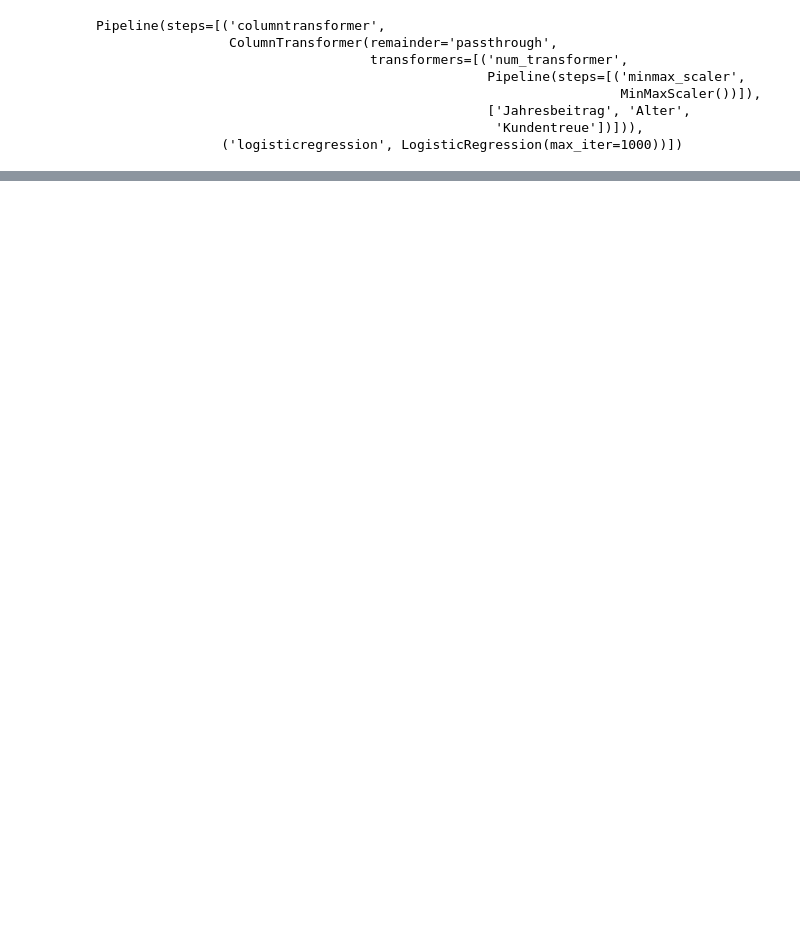
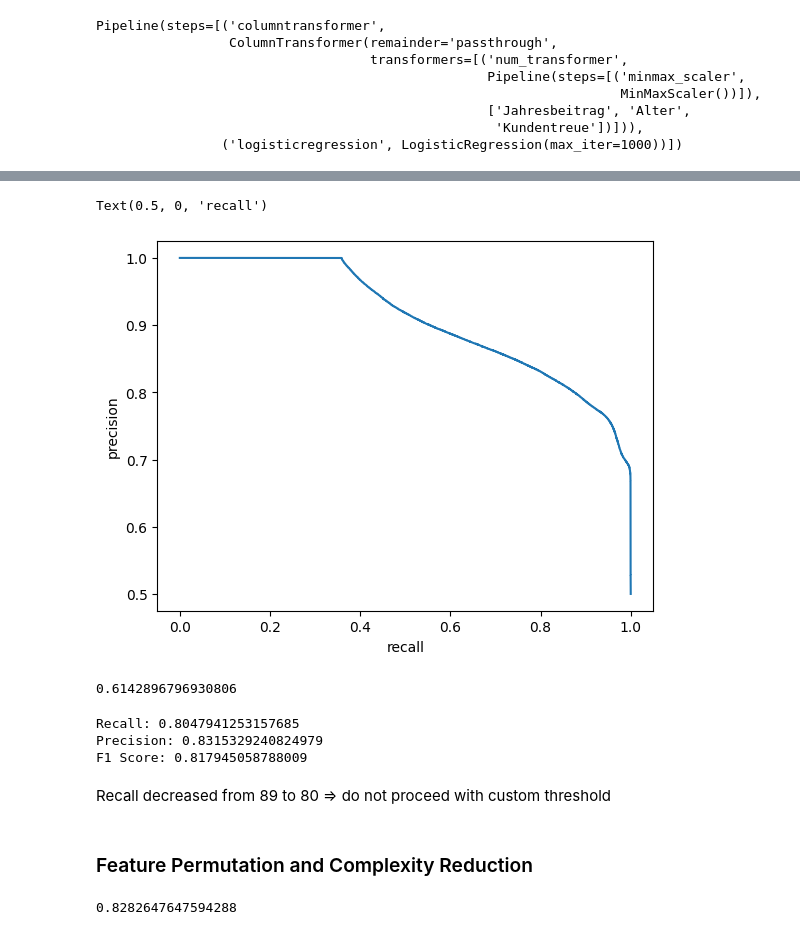
Before and after one commit to mariamorskovatykh/coding_challenge, a Jupyter notebook: affinity_modelling.ipynb, the cells around one changed output, grey strips where cells are left out. Drawn from its saved outputs; the diff is of its cells as text; code cells hidden in the pictures; blank space fills up the shorter version.

```diff
--- a/affinity_modelling.ipynb
+++ b/affinity_modelling.ipynb
@@ -479,0 +521,18 @@ It is now far better. We can also try to find good precision-recall tradeoff and
+# %%
+df = pd.DataFrame()
+df['interest'] = y_train_resampled
+# %%
+# Predict class probabilties
+df['proba_no_interest'], df['proba_interest'] =cross_val_predict(pipeline,
+                                                                X_train_resampled,
+                                                                df['interest'],
+                                                                cv=5,
+                                                                method='predict_proba').T
+
+# precision recall data
+precision, recall, threshold = precision_recall_curve(df['interest'],
+                                                      df['proba_interest'])
+
+print(f'precision- {precision[:5]}')
+print(f'recall- {recall[:5]}')
+print(f'threshold- {threshold[:5]}')
@@ -479,0 +544,5 @@ It is now far better. We can also try to find good precision-recall tradeoff and
+# %%
+scores = pd.DataFrame({'threshold':threshold,
+                       'precision': precision[:-1],
+                       'recall':recall[:-1]}) # Store in a dataframe
+scores
@@ -479,0 +563,39 @@ It is now far better. We can also try to find good precision-recall tradeoff and
+# %%
+plt.plot(scores['recall'],scores['precision'])
+plt.ylabel('precision')
+plt.xlabel('recall')
+# %% [output]
+Text(0.5, 0, 'recall')
+[figure, added]
+# %%
+custom_threshold = scores[scores['recall'] >= 0.8].threshold.max()
+custom_threshold
+# %% [output]
+0.6142896796930806
+# %%
+pipeline.fit(X_train_resampled, y_train_resampled)
+
+def custom_predict(X, custom_threshold):
+    probs = pipeline.predict_proba(X) # Get likelihood of each sample being classified as 0 or 1
+    expensive_probs = probs[:, 1] # Only keep expensive likelihoods (1)
+    return (expensive_probs > custom_threshold).astype(int) # Boolean outcome converted to 0 or 1
+
+
+updated_preds = custom_predict(X=X_train_resampled, custom_threshold=custom_threshold) # Update predictions
+
+print("Recall:", recall_score(df['interest'], updated_preds)) # Rerun recall
+print("Precision:", precision_score(df['interest'], updated_preds)) # Rerun precision
+print("F1 Score:", f1_score(df['interest'], updated_preds)) # Rerun f1
+# %% [output]
+Recall: 0.8047941253157685
+Precision: 0.8315329240824979
+F1 Score: 0.817945058788009
+# %% [markdown]
+Recall decreased from 89 to 80 => do not proceed with custom threshold
+# %% [markdown]
+### Feature Permutation and Complexity Reduction
+# %%
+# Cross Validation
+np.mean(cross_val_score(pipeline, X_train_resampled, y_train_resampled , cv=5))
+# %% [output]
+0.8282647647594288
```
Also changed, not shown: parts of 68 cells of this notebook.
